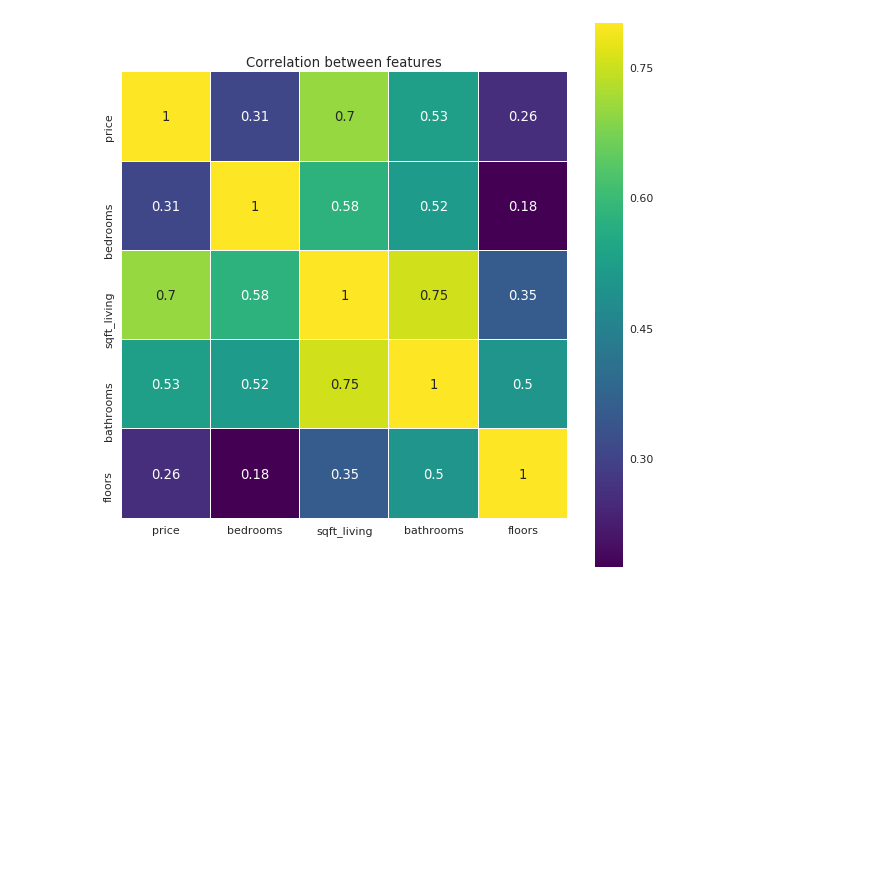
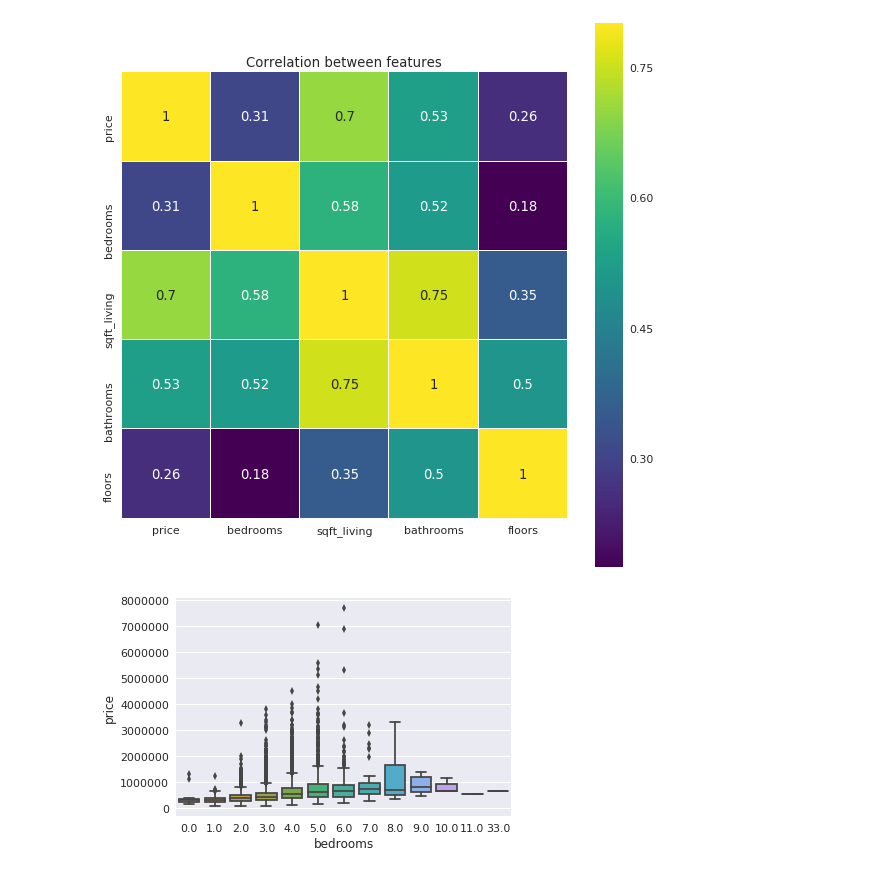
Before and after one commit to MadHatter01/Watson-ML, a Jupyter notebook: House Price Predict Notebook.ipynb, the cells around one changed output. Cells and saved outputs as stored; diff of their text form; code cells hidden in the pictures; blank space fills up the shorter version.

```diff
--- a/House Price Predict Notebook.ipynb
+++ b/House Price Predict Notebook.ipynb
@@ -161,3 +161,7 @@ plt.title('Correlation between features')
 # %% [output]
 Text(0.5,1,'Correlation between features')
 [figure]
+# %%
+sns.boxplot("bedrooms","price",data=data);
+# %% [output]
+[figure, added]
```
